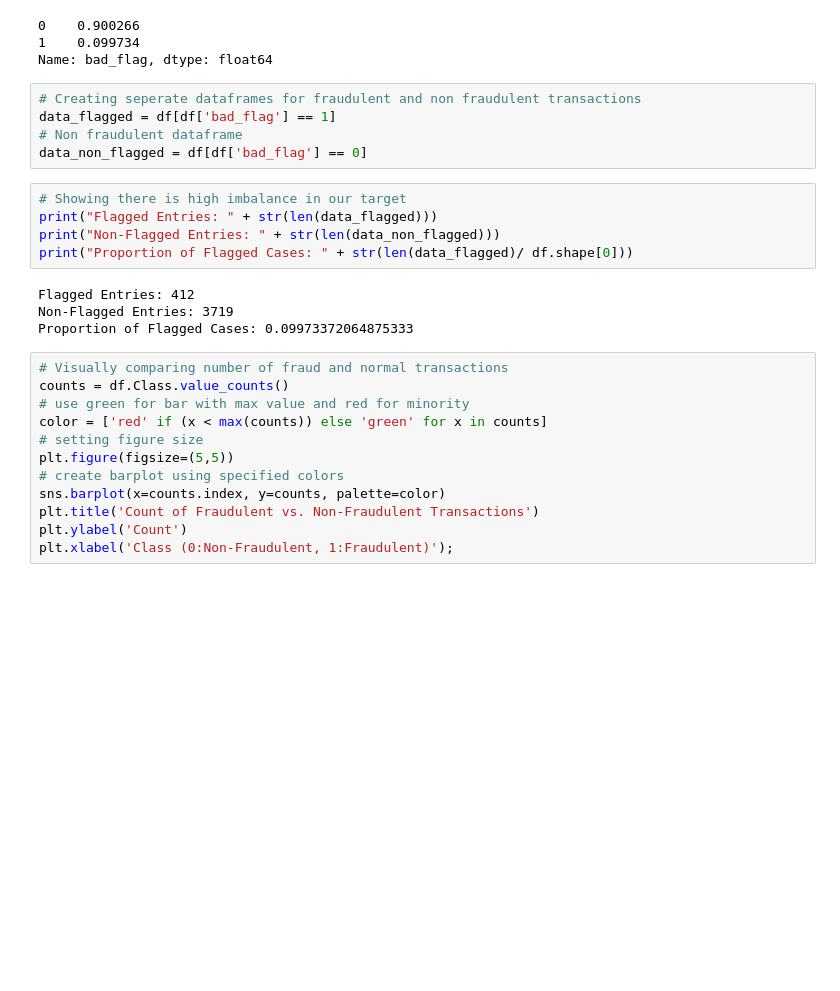
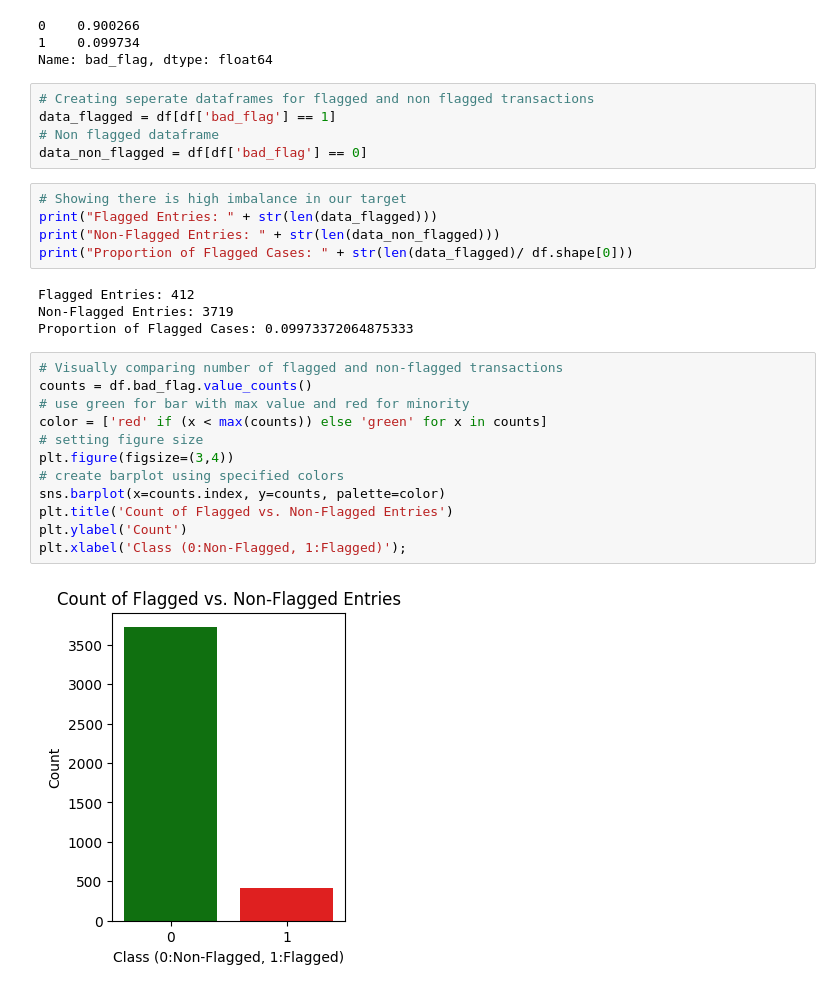
Before and after one commit to brdeleon/flagging_loans_shapley_values, a Jupyter notebook: flagging_loans.ipynb, the cells around one changed output. Drawn from its saved outputs; the diff is of its cells as text; blank space fills up the shorter version.

```diff
--- a/flagging_loans.ipynb
+++ b/flagging_loans.ipynb
@@ -749,9 +747,9 @@ df['bad_flag'].value_counts(normalize=True)
 1    0.099734
 Name: bad_flag, dtype: float64
 # %%
-# Creating seperate dataframes for fraudulent and non fraudulent transactions
+# Creating seperate dataframes for flagged and non flagged transactions
 data_flagged = df[df['bad_flag'] == 1]
-# Non fraudulent dataframe
+# Non flagged dataframe
 data_non_flagged = df[df['bad_flag'] == 0]
 # %%
 # Showing there is high imbalance in our target
@@ -763,14 +761,16 @@ Flagged Entries: 412
 Non-Flagged Entries: 3719
 Proportion of Flagged Cases: 0.09973372064875333
 # %%
-# Visually comparing number of fraud and normal transactions
-counts = df.Class.value_counts()
+# Visually comparing number of flagged and non-flagged transactions
+counts = df.bad_flag.value_counts()
 # use green for bar with max value and red for minority
 color = ['red' if (x < max(counts)) else 'green' for x in counts]
 # setting figure size
-plt.figure(figsize=(5,5))
+plt.figure(figsize=(3,4))
 # create barplot using specified colors
 sns.barplot(x=counts.index, y=counts, palette=color)
-plt.title('Count of Fraudulent vs. Non-Fraudulent Transactions')
+plt.title('Count of Flagged vs. Non-Flagged Entries')
 plt.ylabel('Count')
-plt.xlabel('Class (0:Non-Fraudulent, 1:Fraudulent)');
+plt.xlabel('Class (0:Non-Flagged, 1:Flagged)');
+# %% [output]
+[figure, added]
```
Also changed, not shown: parts of 69 cells of this notebook.
